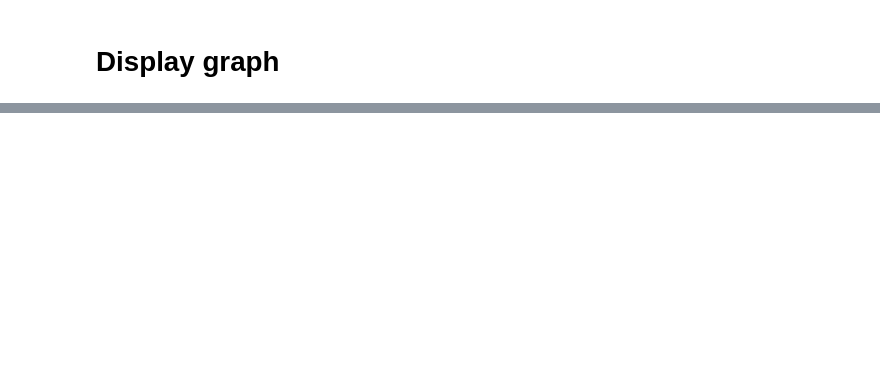
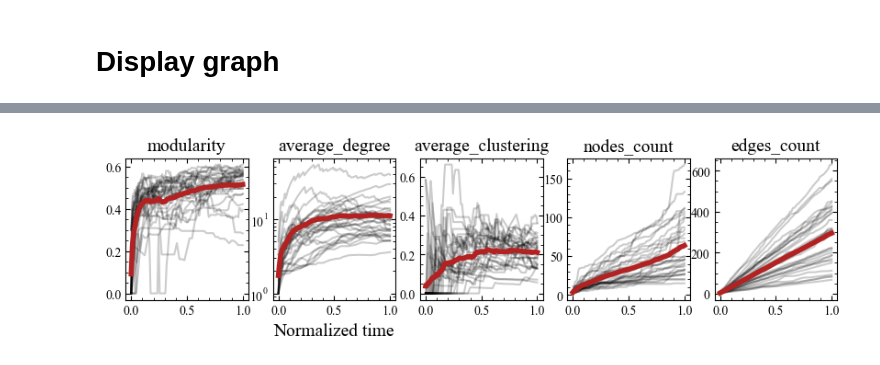
Before and after one commit to konstantgr/jupyter-logs-analysis, a Jupyter notebook: analysis/03-graph-analysis.ipynb, the cells around one changed output, grey strips where cells are left out. Cells and saved outputs as stored; diff of their text form; code cells hidden in the pictures; blank space fills up the shorter version.

Commit message:
Improved graph and transitions notebooks

```diff
--- a/analysis/03-graph-analysis.ipynb
+++ b/analysis/03-graph-analysis.ipynb
@@ -113,7 +185,7 @@ if not load:
     ]
 
     all_evolutions = pd.concat(evolution_dfs, axis=0, ignore_index=True)
-    all_evolutions.to_csv("../data/graph_evolution_distill.csv")
+    all_evolutions.to_csv("../data/graph_evolution.csv")
 else:
     all_evolutions = pd.read_csv(config.get("graph_evolution_path"), index_col=0)
 
@@ -136,26 +215,28 @@ sns.reset_orig()
 plt.style.use('https://github.com/klieret/simple-science-style/raw/main/stylesheets/sss1.mplstyle')
 plt.rcParams["font.family"] = "Times New Roman"
 # %%
-fig, axs = plt.subplots(1, 3, figsize=(10, 2))
+fig, axs = plt.subplots(1, 5, figsize=(10, 2))
 
 for i, metric in enumerate(metrics):
     ax = axs[i]
     curves = []
     for kernel_id, g in all_evolutions.groupby("kernel_id"):
         x, y = continuous_transform(
             np.linspace(0, 1, g[metric].shape[0]),
-            g[metric]
+            g[metric].astype('float')
         )
         curves.append(y)
         ax.plot(x, y, alpha=0.2, color='k')
 
     ax.set_title(metric, fontsize=14)
     ax.plot(x, np.sum(curves, axis=0) / len(curves), color='firebrick', lw=4)
 
 axs[1].set_xlabel("Normalized time", fontsize=14)
 axs[1].set_yscale("log")
 plt.savefig("figures/evolution/graph_metrics.pdf", dpi=300, bbox_inches='tight')
 plt.show()
+# %% [output]
+[figure, added]
 # %%
 df_tmp = june.df[['user_id', 'kernel_id', 'expert', 'task']] \
     .drop_duplicates(subset=['user_id', 'kernel_id', 'expert'], keep='last')
```
Also changed, not shown: parts of 19 cells of this notebook, 4 other files.
